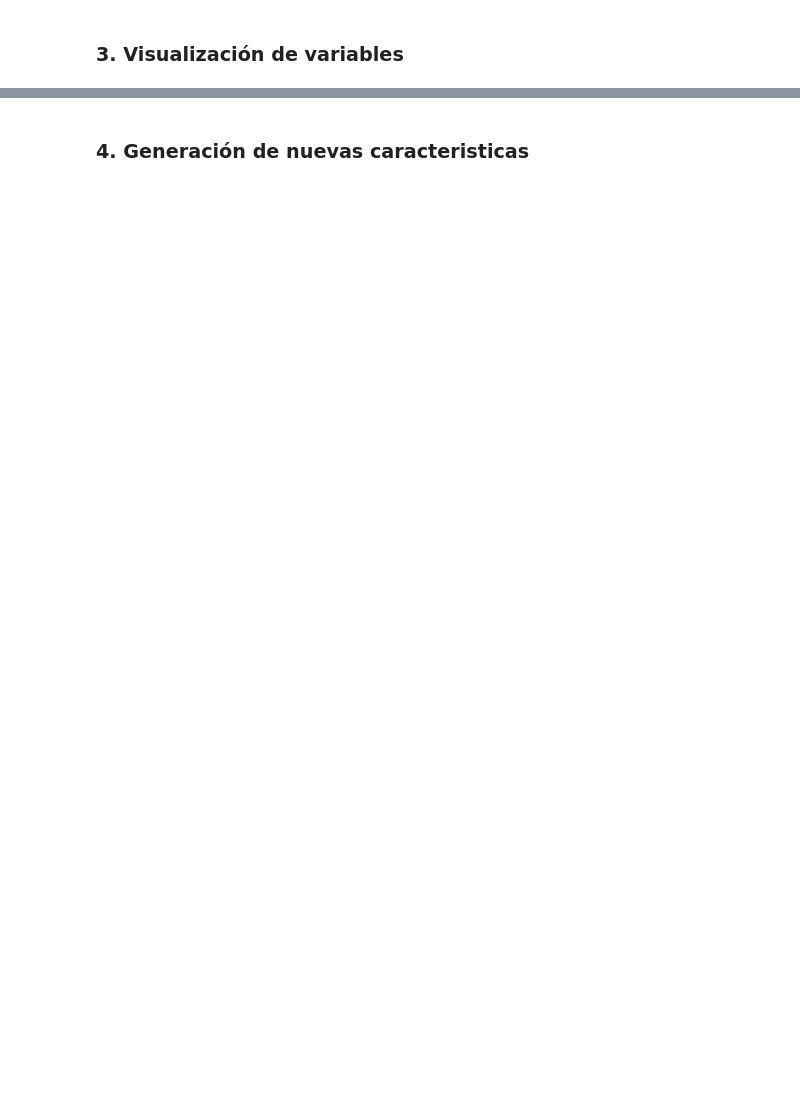
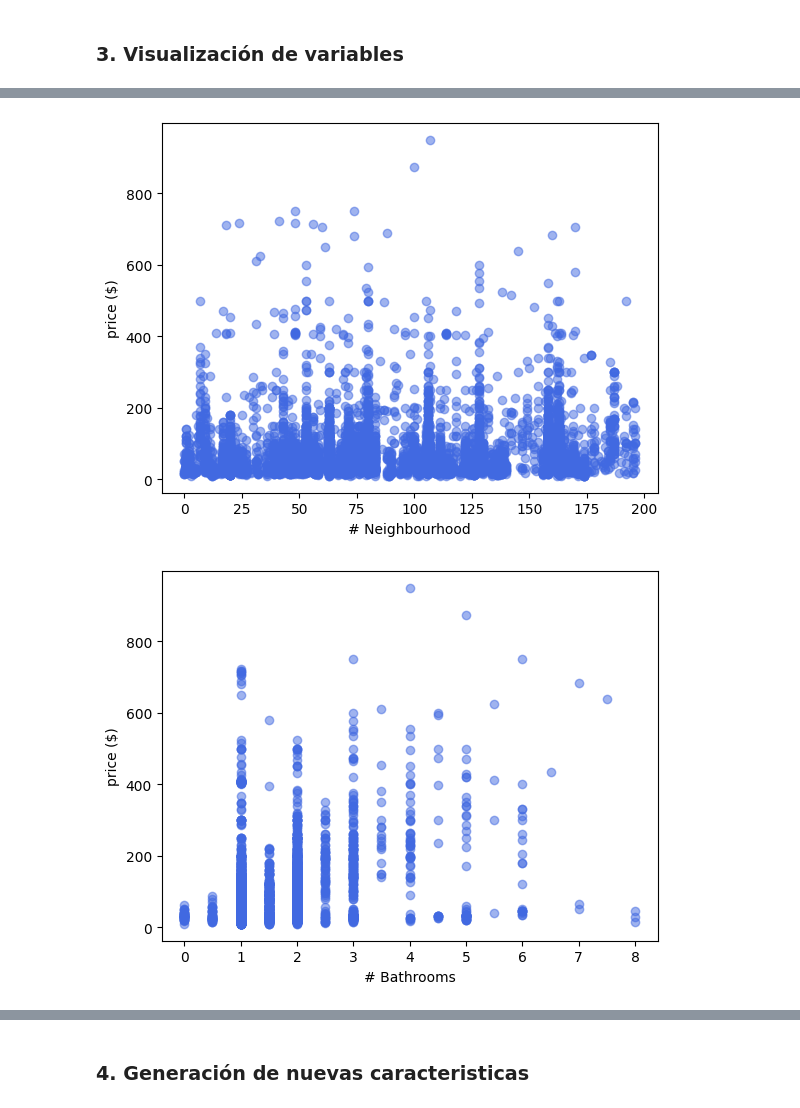
Before and after one commit to gustavo-arana/KeepCoding-IA-ML, a Jupyter notebook: practica_ml.ipynb, the cells around one changed output, grey strips where cells are left out. Cells and saved outputs as stored; diff of their text form; code cells hidden in the pictures; blank space fills up the shorter version.

```diff
--- a/practica_ml.ipynb
+++ b/practica_ml.ipynb
@@ -276,21 +312,24 @@ plt.show()
 # %%
 #Graficamos con relacion al precio
 
-plt.scatter(X_train['Neighbourhood'], y_train, alpha=0.5, color='royalblue')
+plt.scatter(airbnb_df['Neighbourhood'], airbnb_df['Price'], alpha=0.5, color='royalblue')
 plt.xlabel('# Neighbourhood')
 plt.ylabel('price ($)')
 plt.show()
 
-plt.scatter(X_train['Bathrooms'], y_train, alpha=0.5, color='royalblue')
+plt.scatter(airbnb_df['Bathrooms'], airbnb_df['Price'], alpha=0.5, color='royalblue')
 plt.xlabel('# Bathrooms')
 plt.ylabel('price ($)')
 plt.show()
 
-plt.scatter(X_train['Bedrooms'], y_train, alpha=0.5, color='royalblue')
+plt.scatter(airbnb_df['Bedrooms'], airbnb_df['Price'], alpha=0.5, color='royalblue')
 plt.xlabel('# Bedrooms')
 plt.ylabel('price ($)')
 plt.show()
 
-y_train.plot.box()
-plt.yscale('log')
+#y_train.plot.box()
+#plt.yscale('log')
 plt.show()
+# %% [output]
+[figure, added]
+[figure, added]
```
Also changed, not shown: parts of 8 cells of this notebook.
